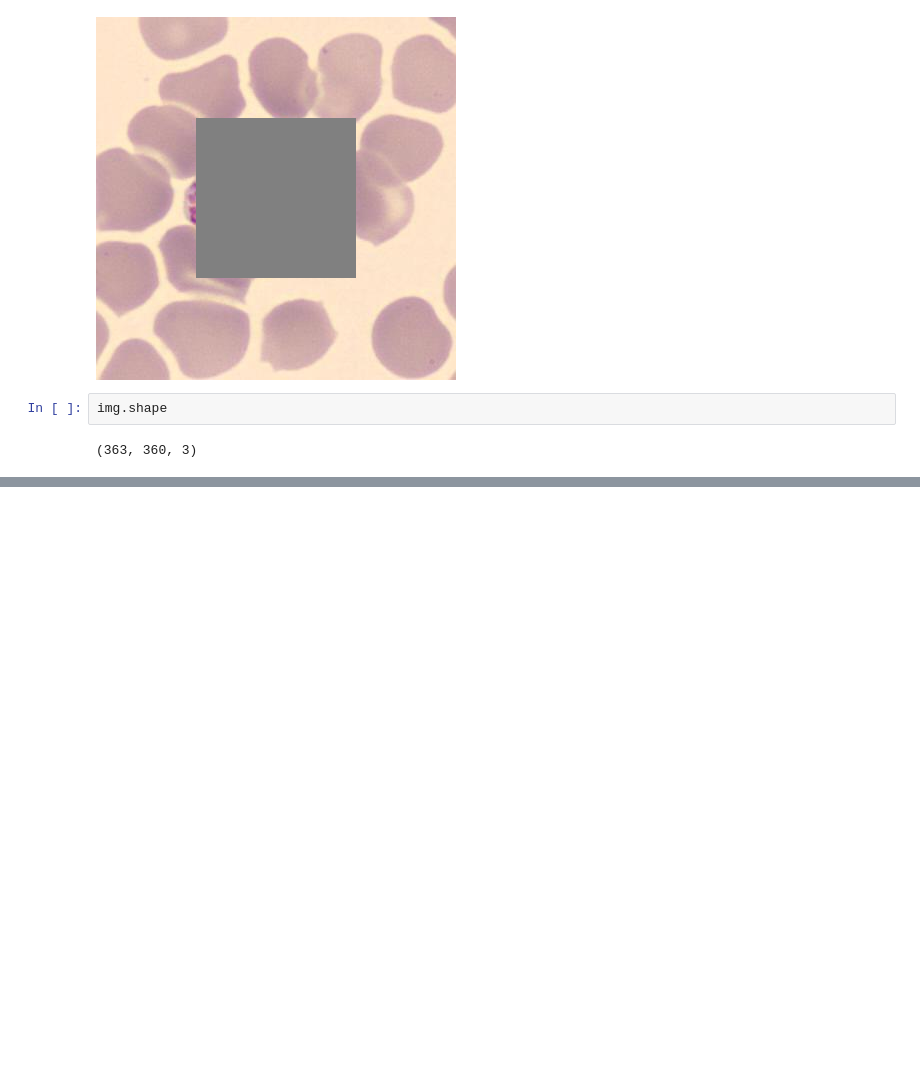
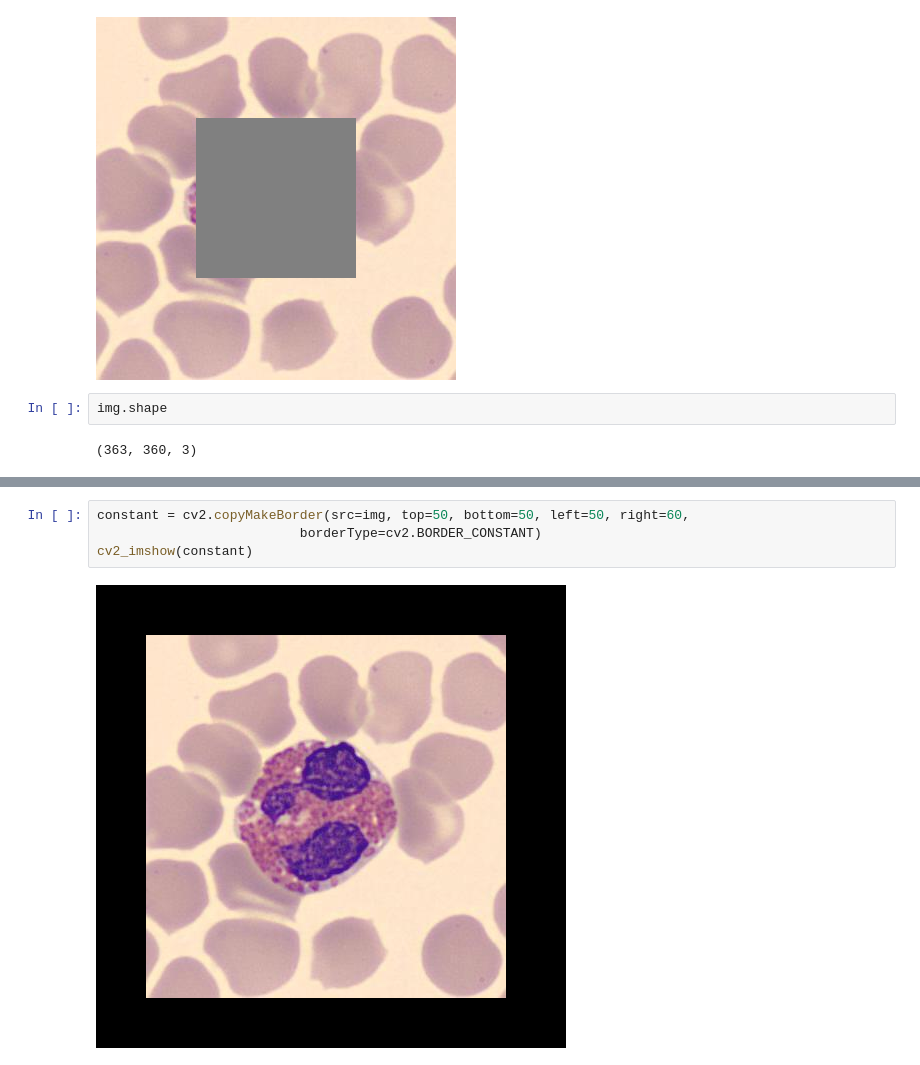
Before and after one commit to krugerangelika/computer-vision, a Jupyter notebook: Blood.ipynb, the cells around one changed output, grey strips where cells are left out. Saved outputs shown, nothing was run; the diff lists cells and outputs as text; blank space fills up the shorter version.

```diff
--- a/Blood.ipynb
+++ b/Blood.ipynb
@@ -246,0 +295,6 @@ img.shape
+# %%
+constant = cv2.copyMakeBorder(src=img, top=50, bottom=50, left=50, right=60,
+                          borderType=cv2.BORDER_CONSTANT)
+cv2_imshow(constant)
+# %% [output]
+[figure, added]
```
Also changed, not shown: parts of 16 cells of this notebook.
